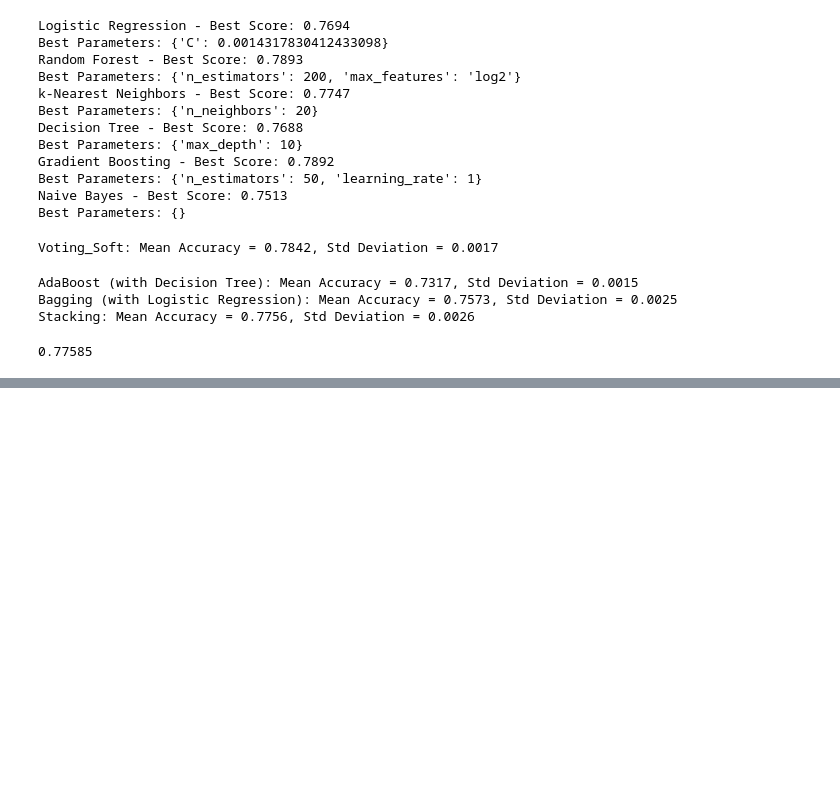
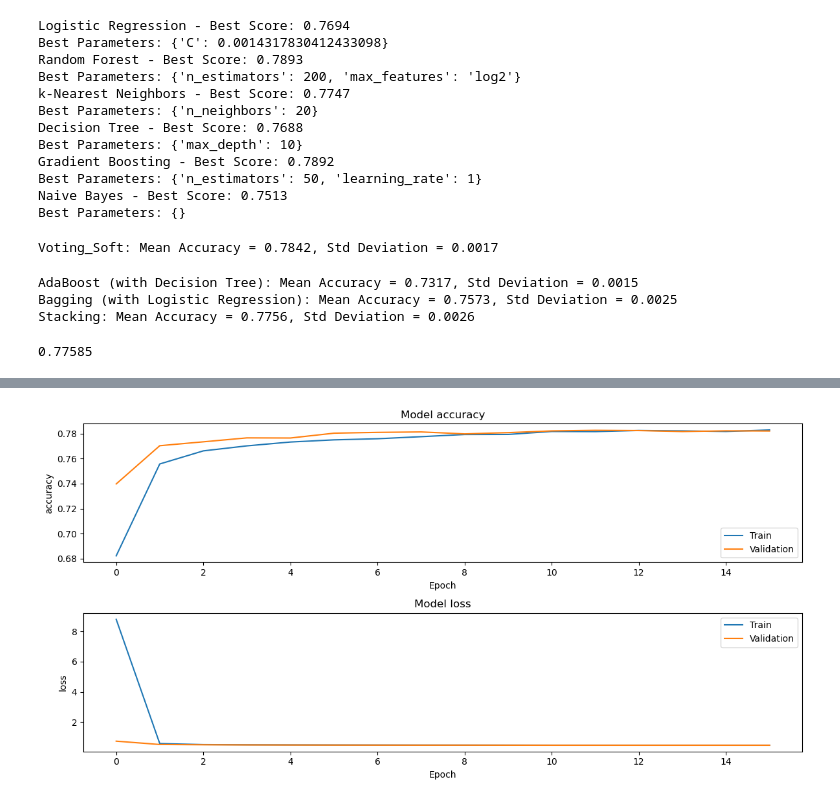
Before and after one commit to AdamKaniasty/TweetsSentimentPredictor, a Jupyter notebook: Models.ipynb, the cells around one changed output, grey strips where cells are left out. Cells and saved outputs as stored; diff of their text form; code cells hidden in the pictures; blank space fills up the shorter version.

Commit message:
Basic models

```diff
--- a/Models.ipynb
+++ b/Models.ipynb
@@ -198,9 +198,21 @@ model.score(X_test, y_test)
 # %%
 import tensorflow as tf
 
+early_stopping = tf.keras.callbacks.EarlyStopping(
+    patience=5,
+    min_delta=0.001,
+    restore_best_weights=True
+)
+
+lr_scheduler = tf.keras.callbacks.LearningRateScheduler(
+    lambda epoch: 1e-4 * 10**( -(epoch // 10))
+)
+
 model = tf.keras.models.Sequential([
     tf.keras.layers.InputLayer(shape=(X.shape[1],)),
-    tf.keras.layers.Dense(128, activation='relu'),
+    tf.keras.layers.Dense(128, activation='relu', activity_regularizer=tf.keras.regularizers.l2(0.01)),
+    tf.keras.layers.Dense(64, activation='relu'),
+    tf.keras.layers.Dropout(0.2),
     tf.keras.layers.Dense(64, activation='relu'),
     tf.keras.layers.Dense(1, activation='sigmoid'),
 ])
@@ -209,6 +221,8 @@ model.compile(optimizer='adam',
               loss='binary_crossentropy',
               metrics=['accuracy'])
 
-history = model.fit(X, y, epochs=50, validation_split=0.2)
+history = model.fit(X, y, epochs=50, validation_split=0.2, callbacks=[early_stopping, lr_scheduler])
+
+model.save("./models/nn_model.keras")
 # %% [output]
 Epoch 1/50
@@ -230,0 +245,15 @@ Epoch 50/50
+# %%
+fig, ax = plt.subplots(2, 1, figsize=(12, 6))
+
+for i, metric in enumerate(['accuracy', 'loss']):
+    ax[i].plot(history.history[metric], label='Train')
+    ax[i].plot(history.history[f'val_{metric}'], label='Validation')
+    ax[i].set_title(f'Model {metric}')
+    ax[i].set_xlabel('Epoch')
+    ax[i].set_ylabel(metric)
+    ax[i].legend()
+
+plt.tight_layout()
+plt.show()
+# %% [output]
+[figure, added]
```
Also changed, not shown: parts of 1 cell of this notebook, 1 other file.
